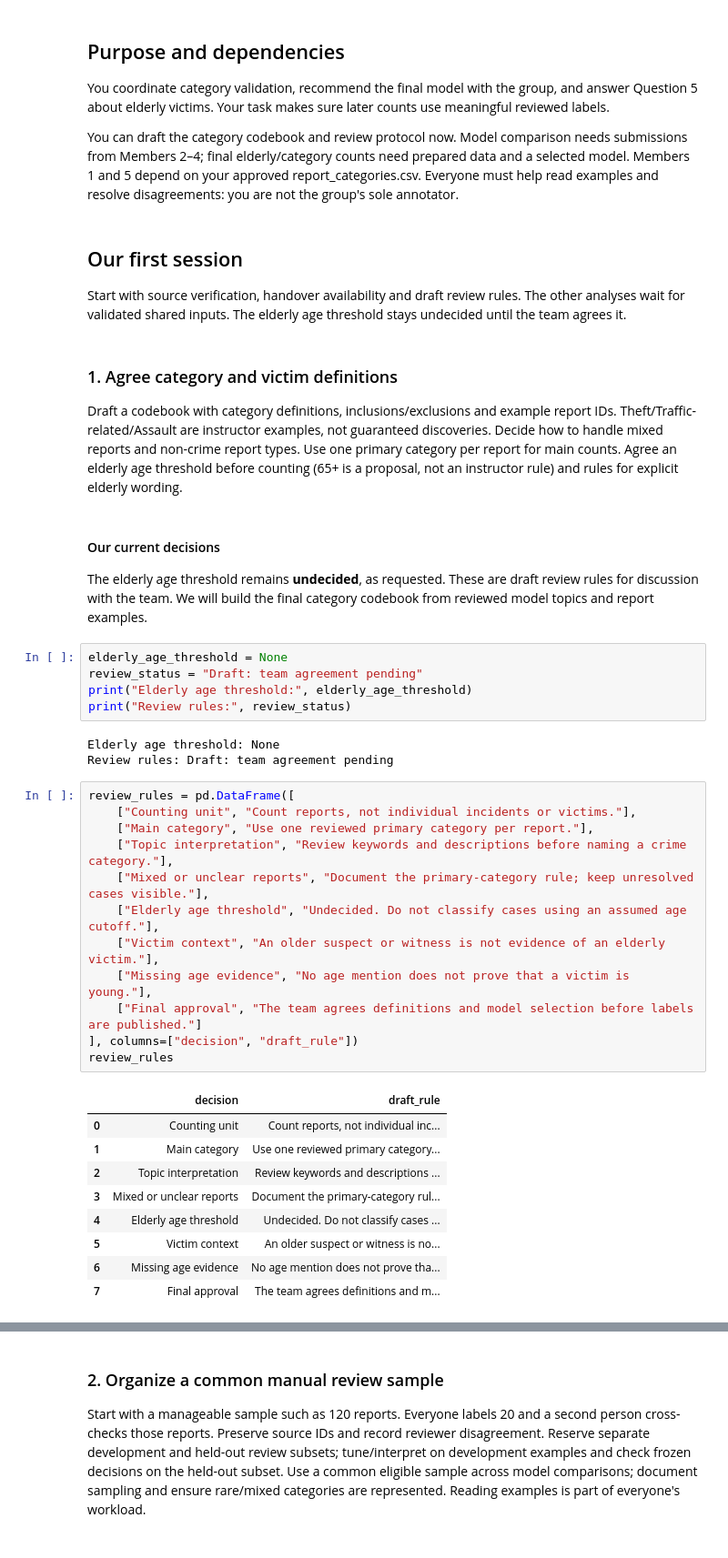
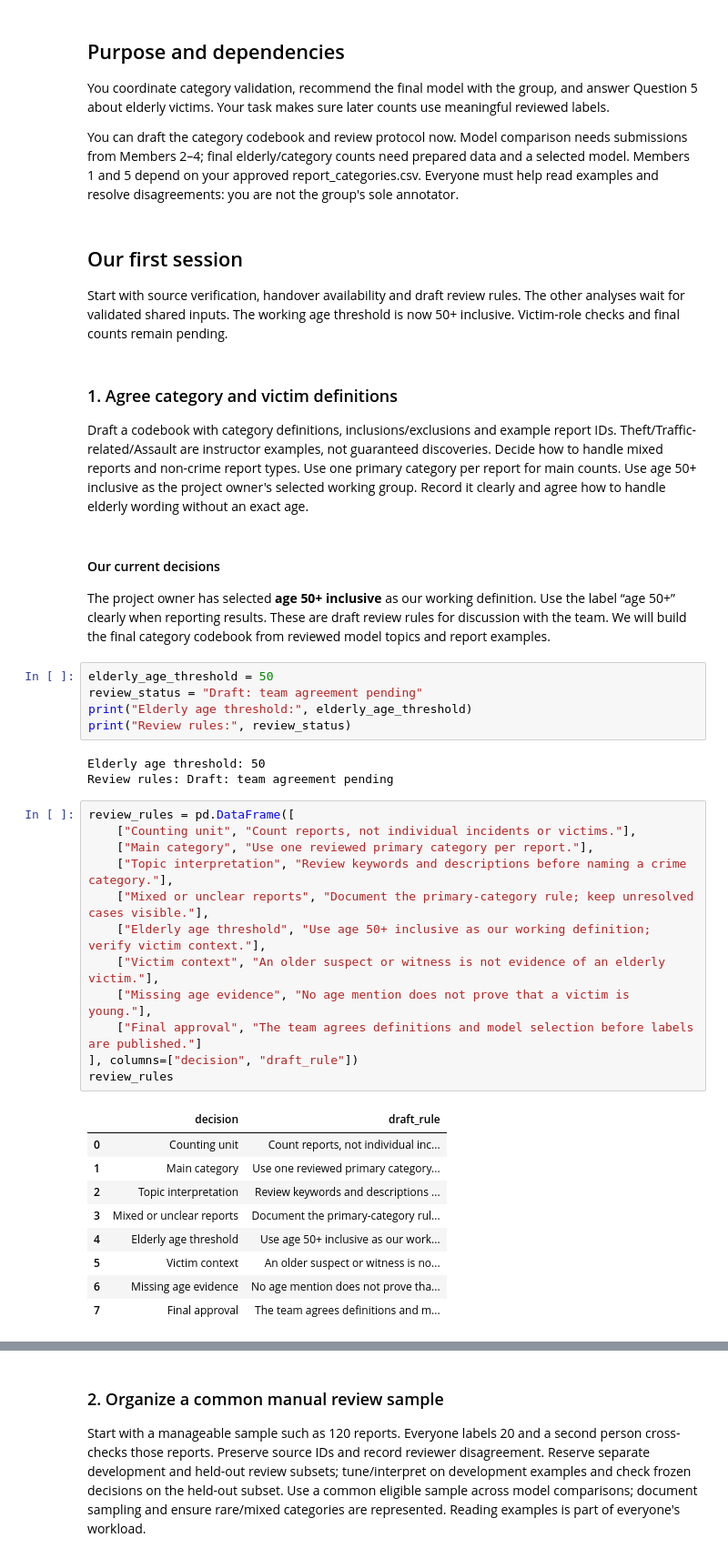
Before and after one commit to mshongwe775/bremen-crime-data-analytics, a Jupyter notebook: team_notebooks/06_validation_and_elderly.ipynb, the cells around one changed output, grey strips where cells are left out. Shown at 91% size. Saved outputs shown, nothing was run; the diff lists cells and outputs as text.

Commit message:
Screen reports using the selected age 50+ definition

```diff
--- a/team_notebooks/06_validation_and_elderly.ipynb
+++ b/team_notebooks/06_validation_and_elderly.ipynb
@@ -156,42 +156,42 @@ You can draft the category codebook and review protocol now. Model comparison ne
 # %% [markdown]
 ## Our first session
 
-Start with source verification, handover availability and draft review rules. The other analyses wait for validated shared inputs. The elderly age threshold stays undecided until the team agrees it.
+Start with source verification, handover availability and draft review rules. The other analyses wait for validated shared inputs. The working age threshold is now 50+ inclusive. Victim-role checks and final counts remain pending.
 # %% [markdown]
 ### 1. Agree category and victim definitions
 
-Draft a codebook with category definitions, inclusions/exclusions and example report IDs. Theft/Traffic-related/Assault are instructor examples, not guaranteed discoveries. Decide how to handle mixed reports and non-crime report types. Use one primary category per report for main counts. Agree an elderly age threshold before counting (65+ is a proposal, not an instructor rule) and rules for explicit elderly wording.
+Draft a codebook with category definitions, inclusions/exclusions and example report IDs. Theft/Traffic-related/Assault are instructor examples, not guaranteed discoveries. Decide how to handle mixed reports and non-crime report types. Use one primary category per report for main counts. Use age 50+ inclusive as the project owner's selected working group. Record it clearly and agree how to handle elderly wording without an exact age.
 # %% [markdown]
 #### Our current decisions
 
-The elderly age threshold remains **undecided**, as requested. These are draft review rules for discussion with the team. We will build the final category codebook from reviewed model topics and report examples.
+The project owner has selected **age 50+ inclusive** as our working definition. Use the label “age 50+” clearly when reporting results. These are draft review rules for discussion with the team. We will build the final category codebook from reviewed model topics and report examples.
 # %%
-elderly_age_threshold = None
+elderly_age_threshold = 50
 review_status = "Draft: team agreement pending"
 print("Elderly age threshold:", elderly_age_threshold)
 print("Review rules:", review_status)
 # %% [output]
-Elderly age threshold: None
+Elderly age threshold: 50
 Review rules: Draft: team agreement pending
 # %%
 review_rules = pd.DataFrame([
     ["Counting unit", "Count reports, not individual incidents or victims."],
     ["Main category", "Use one reviewed primary category per report."],
     ["Topic interpretation", "Review keywords and descriptions before naming a crime category."],
     ["Mixed or unclear reports", "Document the primary-category rule; keep unresolved cases visible."],
-    ["Elderly age threshold", "Undecided. Do not classify cases using an assumed age cutoff."],
+    ["Elderly age threshold", "Use age 50+ inclusive as our working definition; verify victim context."],
     ["Victim context", "An older suspect or witness is not evidence of an elderly victim."],
     ["Missing age evidence", "No age mention does not prove that a victim is young."],
     ["Final approval", "The team agrees definitions and model selection before labels are published."]
 ], columns=["decision", "draft_rule"])
 review_rules
 # %% [output]
 |  | decision | draft_rule |
 | 0 | Counting unit | Count reports, not individual inc... |
 | 1 | Main category | Use one reviewed primary category... |
 | 2 | Topic interpretation | Review keywords and descriptions ... |
 | 3 | Mixed or unclear reports | Document the primary-category rul... |
-| 4 | Elderly age threshold | Undecided. Do not classify cases ... |
+| 4 | Elderly age threshold | Use age 50+ inclusive as our work... |
 | 5 | Victim context | An older suspect or witness is no... |
 | 6 | Missing age evidence | No age mention does not prove tha... |
 | 7 | Final approval | The team agrees definitions and m... |
```
Also changed, not shown: parts of 24 cells of this notebook, 7 other files.
